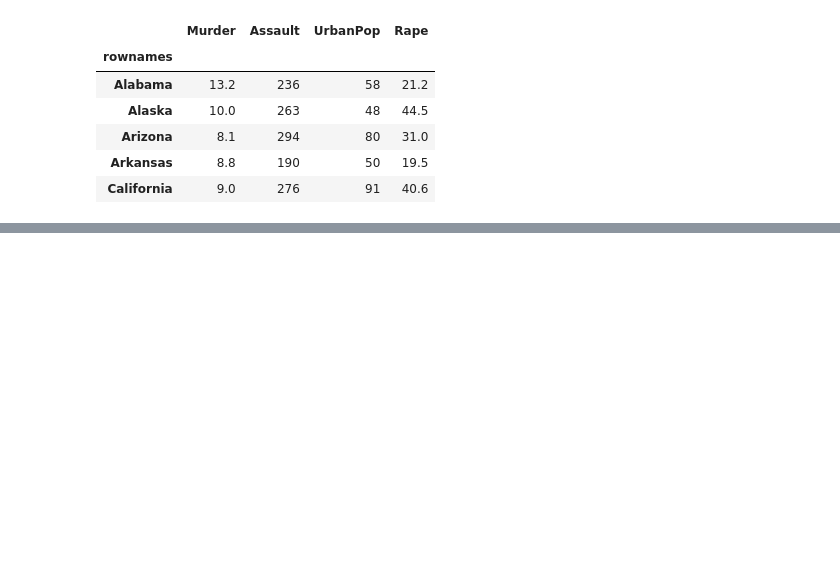
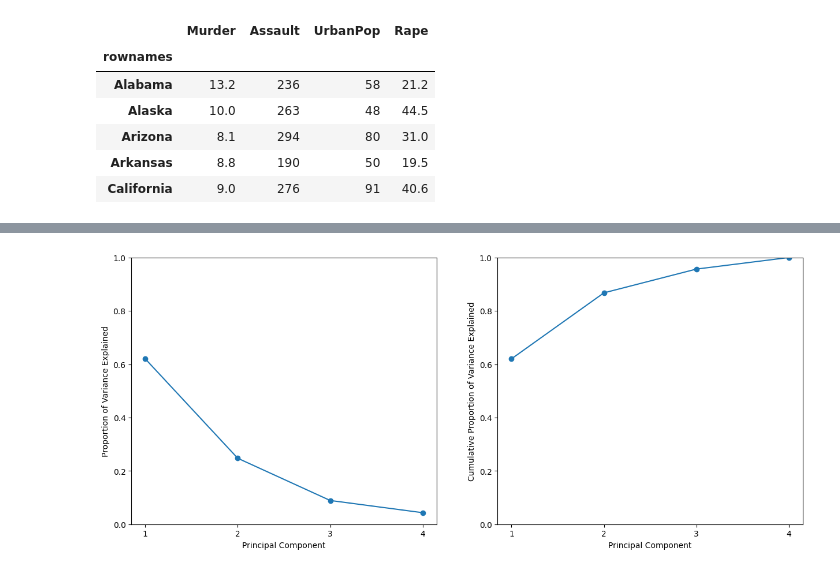
Before and after one commit to umutky/ds_study, a Jupyter notebook: dimensionality_reduction.ipynb, the cells around one changed output, grey strips where cells are left out. Cells and saved outputs as stored; diff of their text form; code cells hidden in the pictures; blank space fills up the shorter version.

```diff
--- a/dimensionality_reduction.ipynb
+++ b/dimensionality_reduction.ipynb
@@ -16,0 +152,20 @@ USArrests.head()
+# %%
+%%capture
+fig, axes = plt.subplots(1, 2, figsize=(15, 6))
+ticks = np.arange(len(pca.components_)) + 1
+ax = axes[0]
+ax.plot(ticks, pca.explained_variance_ratio_, marker='o')
+ax.set_xlabel('Principal Component');
+ax.set_ylabel('Proportion of Variance Explained')
+ax.set_ylim([0, 1])
+ax.set_xticks(ticks)
+# %%
+ax = axes[1]
+ax.plot(ticks,pca.explained_variance_ratio_.cumsum(), marker='o')
+ax.set_xlabel('Principal Component')
+ax.set_ylabel('Cumulative Proportion of Variance Explained')
+ax.set_ylim([0, 1])
+ax.set_xticks(ticks)
+fig
+# %% [output]
+[figure, added]
```
Also changed, not shown: parts of 13 cells of this notebook.
